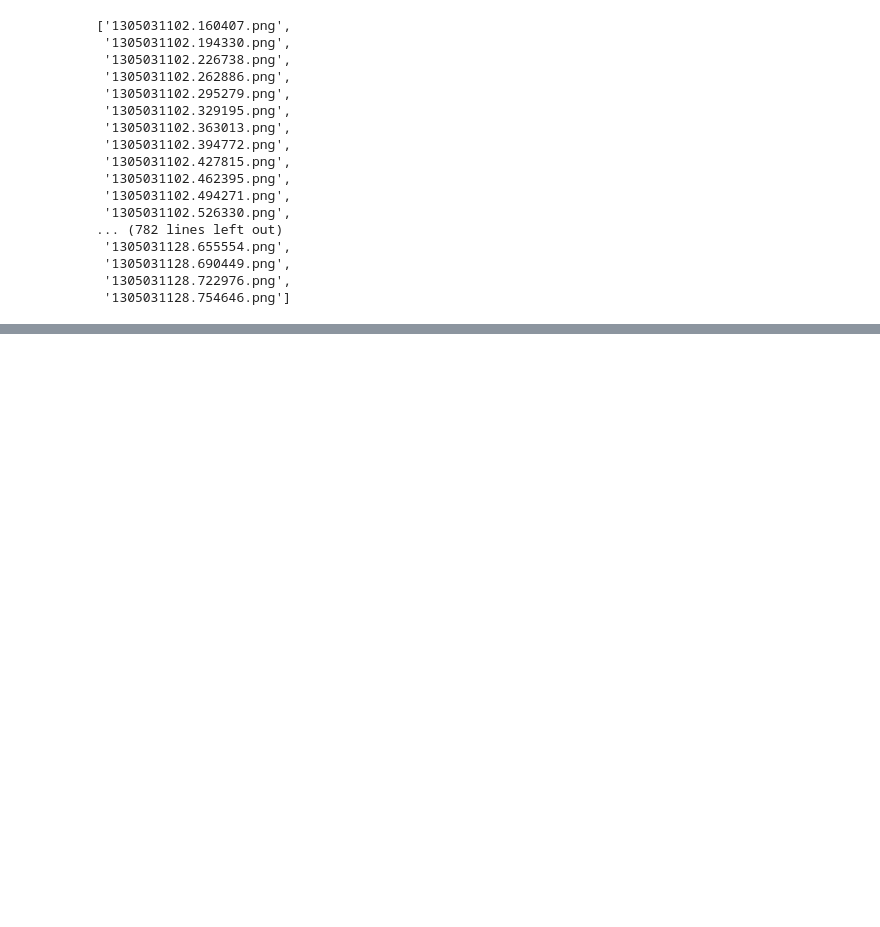
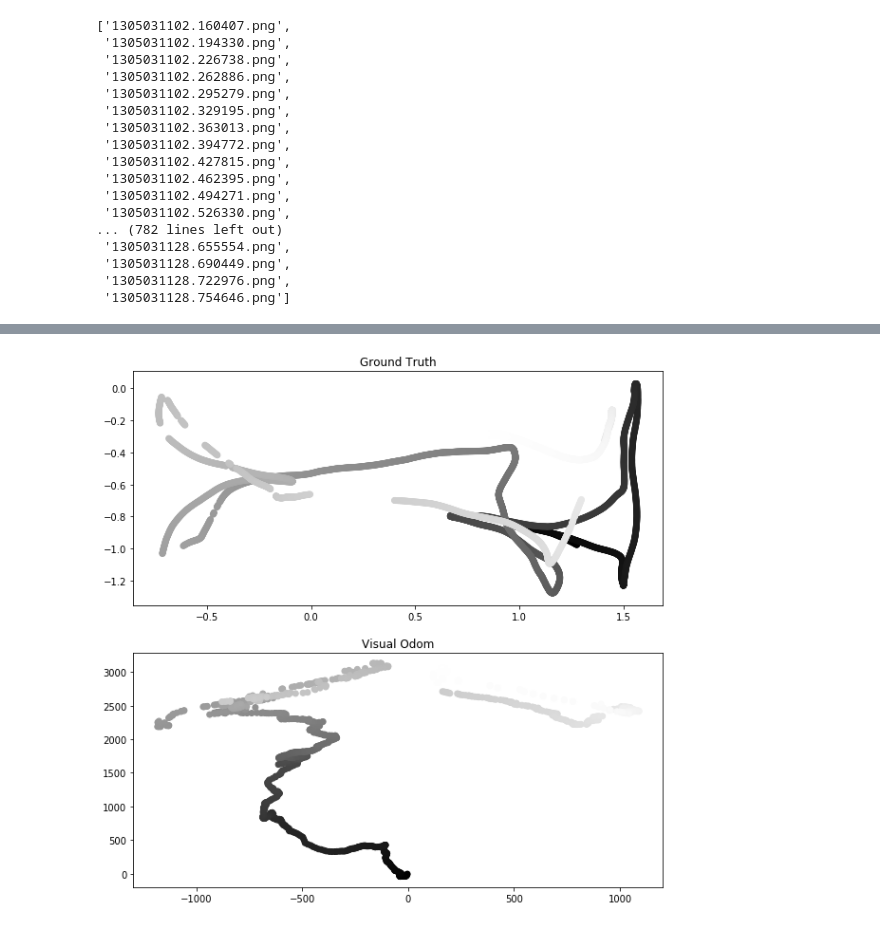
Before and after one commit to akhiaji/VisualOdometry, a Jupyter notebook: VO Testing.ipynb, the cells around one changed output, grey strips where cells are left out. Saved outputs shown, nothing was run; the diff lists cells and outputs as text; code cells hidden in the pictures; blank space fills up the shorter version.

```diff
--- a/VO Testing.ipynb
+++ b/VO Testing.ipynb
@@ -200,0 +297,17 @@ plt.show()
+# %%
+x = p.T[0]
+y = p.T[1]
+z = p.T[2]
+c = range(len(x))
+f, ax = plt.subplots(2,1, figsize=(10,10))
+ax[0].scatter(x,y,c=c)
+ax[0].set_title("Ground Truth")
+x = np.array(positions).T[0]
+y = np.array(positions).T[1]
+z = np.array(positions).T[2]
+c = range(len(x))
+ax[1].set_title("Visual Odom")
+ax[1].scatter(x,y,c=c)
+plt.show()
+# %% [output]
+[figure, added]
```
Also changed, not shown: parts of 13 cells of this notebook.
